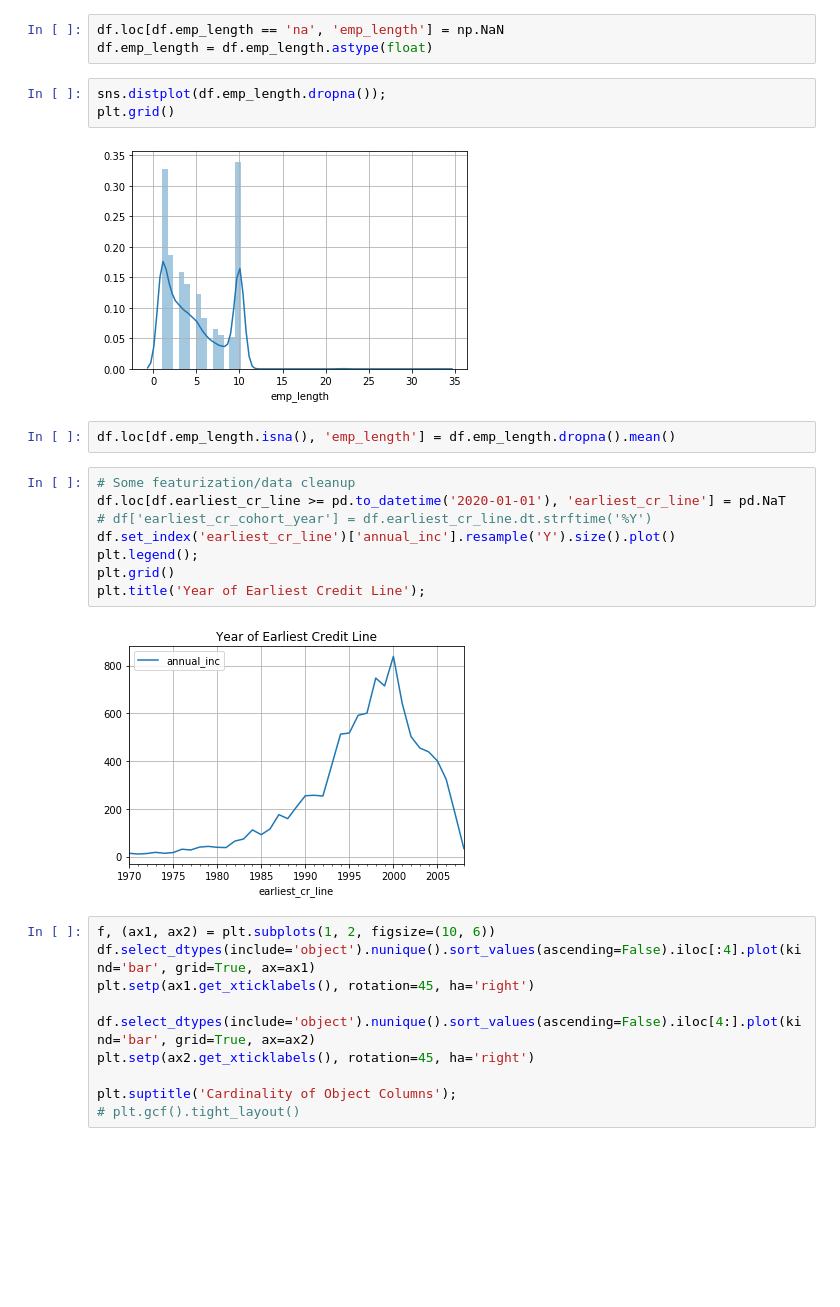
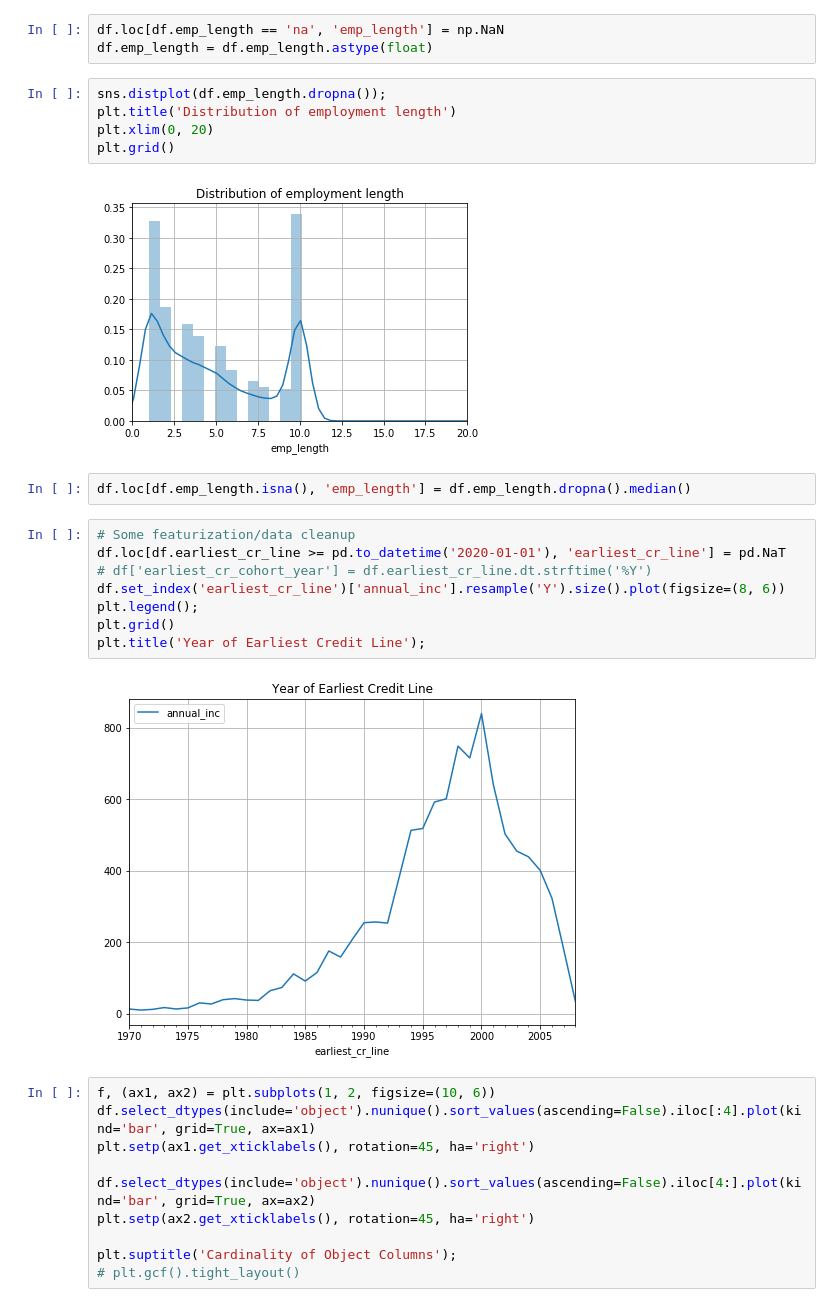
Before and after one commit to bethanymbaker/arch, a Jupyter notebook: notebooks/MavenWave.ipynb, the cells around one changed output. Drawn from its saved outputs; the diff is of its cells as text; blank space fills up the shorter version.

```diff
--- a/notebooks/MavenWave.ipynb
+++ b/notebooks/MavenWave.ipynb
@@ -145,21 +149,23 @@ df.loc[df.emp_length == 'na', 'emp_length'] = np.NaN
 df.emp_length = df.emp_length.astype(float)
 # %%
 sns.distplot(df.emp_length.dropna());
+plt.title('Distribution of employment length')
+plt.xlim(0, 20)
 plt.grid()
 # %% [output]
-[figure, old version]
+[figure, new version]
 # %%
-df.loc[df.emp_length.isna(), 'emp_length'] = df.emp_length.dropna().mean()
+df.loc[df.emp_length.isna(), 'emp_length'] = df.emp_length.dropna().median()
 # %%
 # Some featurization/data cleanup
 df.loc[df.earliest_cr_line >= pd.to_datetime('2020-01-01'), 'earliest_cr_line'] = pd.NaT
 # df['earliest_cr_cohort_year'] = df.earliest_cr_line.dt.strftime('%Y')
-df.set_index('earliest_cr_line')['annual_inc'].resample('Y').size().plot()
+df.set_index('earliest_cr_line')['annual_inc'].resample('Y').size().plot(figsize=(8, 6))
 plt.legend();
 plt.grid()
 plt.title('Year of Earliest Credit Line');
 # %% [output]
-[figure, old version]
+[figure, new version]
 # %%
 f, (ax1, ax2) = plt.subplots(1, 2, figsize=(10, 6))
 df.select_dtypes(include='object').nunique().sort_values(ascending=False).iloc[:4].plot(kind='bar', grid=True, ax=ax1)
```
Also changed, not shown: parts of 31 cells of this notebook.
